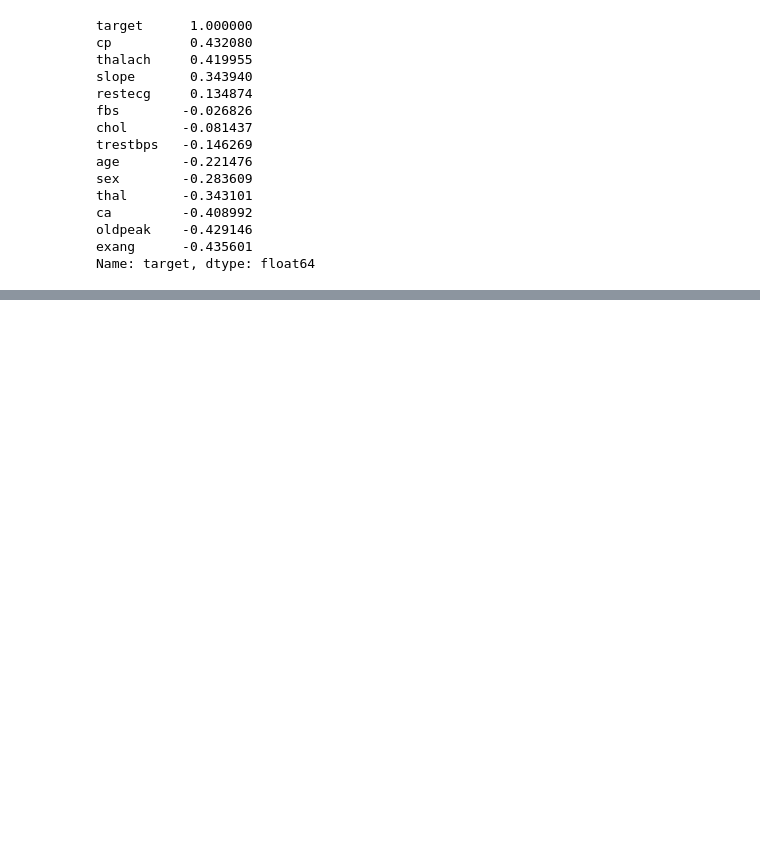
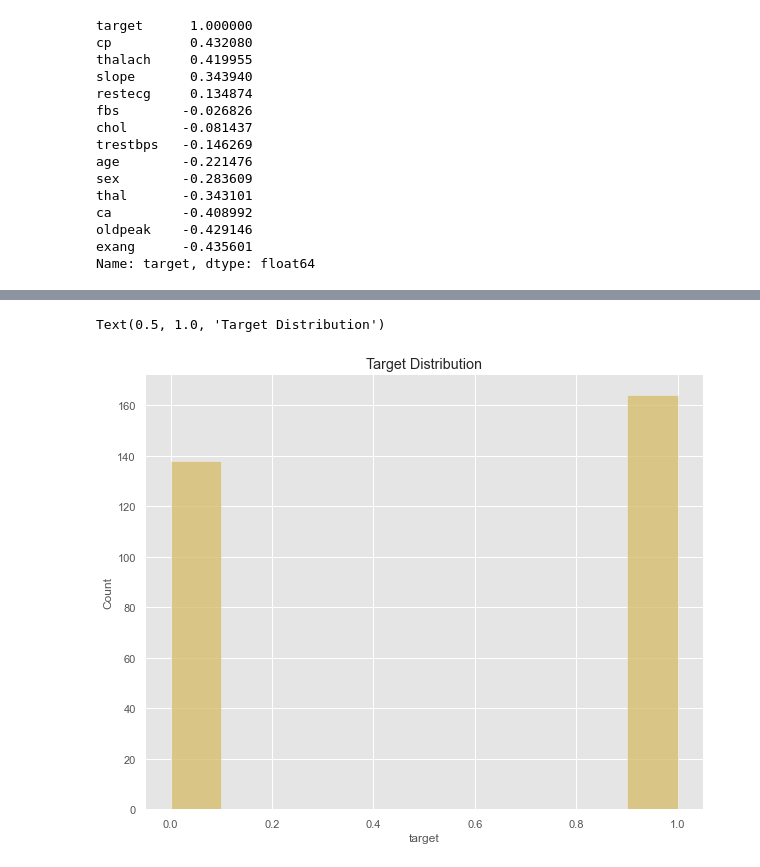
Before and after one commit to Omuk/Fullstack-Data-Analyst, a Jupyter notebook: Learning/code_examples/practice/practice_field.ipynb, the cells around one changed output, grey strips where cells are left out. Saved outputs shown, nothing was run; the diff lists cells and outputs as text; code cells hidden in the pictures; blank space fills up the shorter version.

```diff
--- a/Learning/code_examples/practice/practice_field.ipynb
+++ b/Learning/code_examples/practice/practice_field.ipynb
@@ -72,0 +57,8 @@ orig_sex_val = data.sex
+# %%
+f,ax =plt.subplots(figsize=(10,8))
+
+sns.histplot(data.target, color='y', ax=ax)
+ax.set_title('Target Distribution')
+# %% [output]
+Text(0.5, 1.0, 'Target Distribution')
+[figure, added]
```
Also changed, not shown: parts of 16 cells of this notebook.
